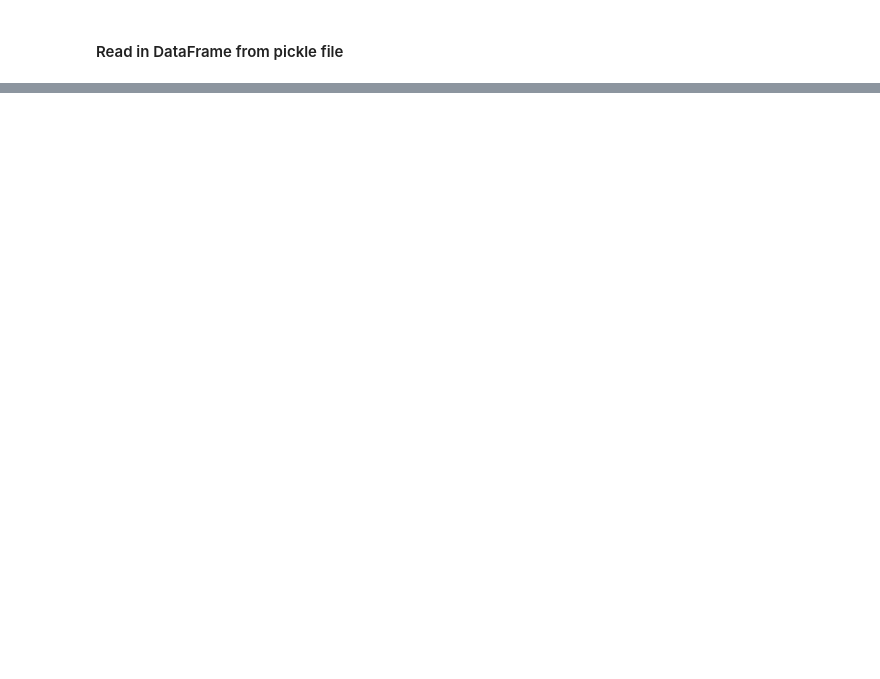
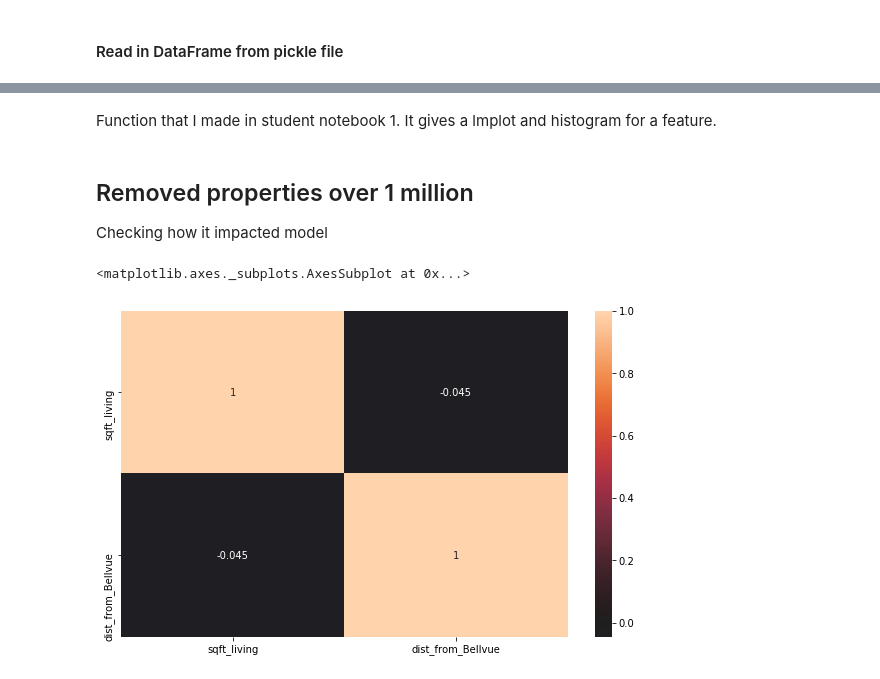
Before and after one commit to DTrimarchi10/Mod1Project, a Jupyter notebook: student_3_Model.ipynb, the cells around one changed output, grey strips where cells are left out. Saved outputs shown, nothing was run; the diff lists cells and outputs as text; code cells hidden in the pictures; blank space fills up the shorter version.

```diff
--- a/student_3_Model.ipynb
+++ b/student_3_Model.ipynb
@@ -589,0 +380,8 @@ def feature_plots(feature,target,df):
+# %%
+#Regression is run on the training set of data.
+
+#X_ols = X_train.drop(['waterfront','bedrooms','bathrooms','sqft_lot','sqft_living','floors','lat','dist_from_Bellvue'], axis=1)
+X_ols = X_train
+X_int = sm.add_constant(X_ols)
+model = sm.OLS(y_train,X_int).fit()
+model.summary()
@@ -589,0 +420,2 @@ def feature_plots(feature,target,df):
+# %% [markdown]
+Function that I made in student notebook 1. It gives a lmplot and histogram for a feature.
@@ -589,0 +447,11 @@ def feature_plots(feature,target,df):
+# %% [markdown]
+## Removed properties over 1 million
+
+Checking how it impacted model
+# %%
+correlations = X_ols.corr()
+plt.figure(figsize=(10,6))
+sns.heatmap(correlations, center=0, annot=True)
+# %% [output]
+<matplotlib.axes._subplots.AxesSubplot at 0x...>
+[figure, added]
```
Also changed, not shown: parts of 77 cells of this notebook, 5 other files.
